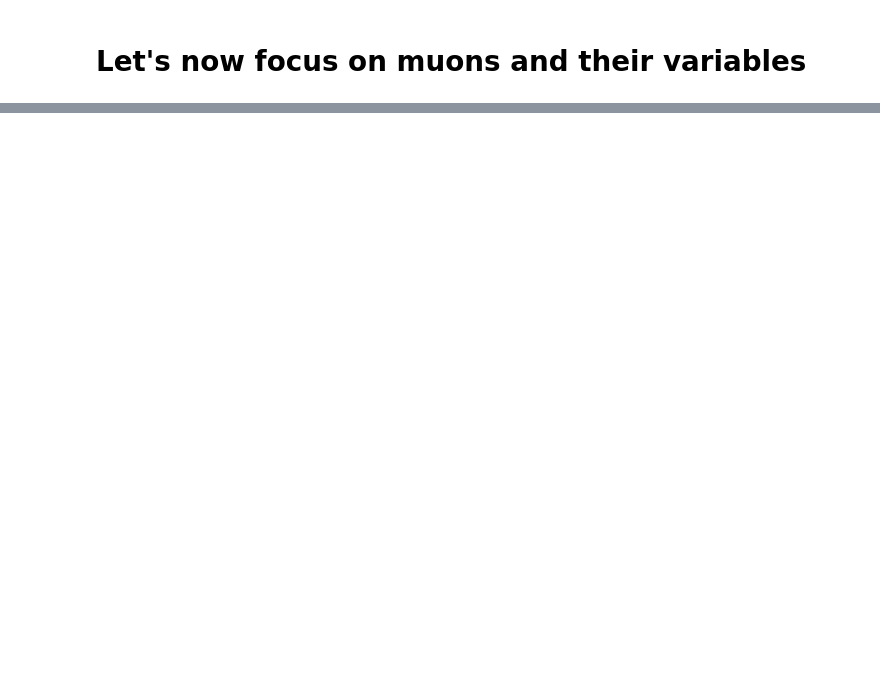
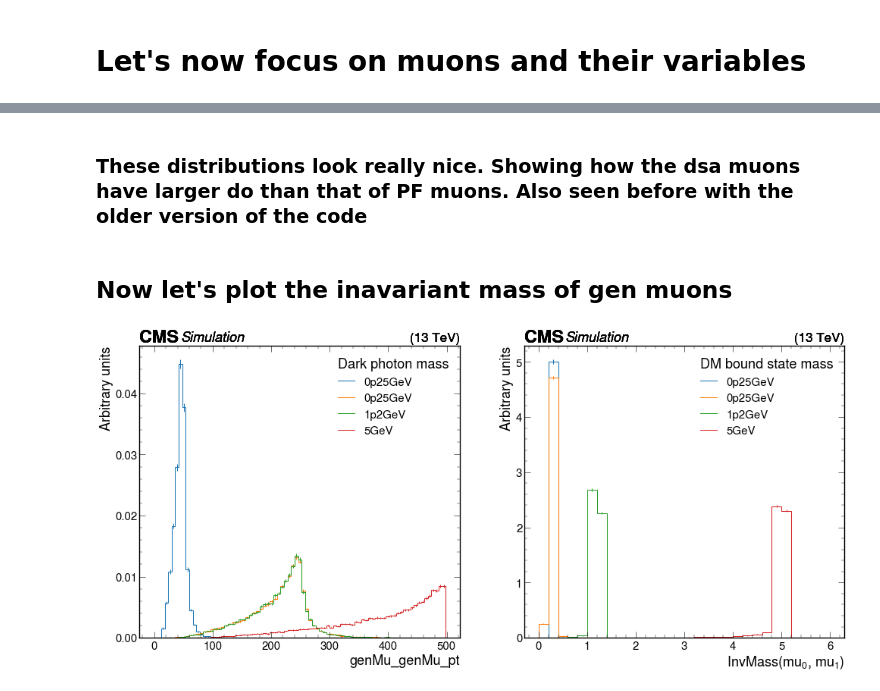
Before and after one commit to jsiado/SIDM, a Jupyter notebook: sidm/studies/Siado-Test.ipynb, the cells around one changed output, grey strips where cells are left out. Drawn from its saved outputs; the diff is of its cells as text; code cells hidden in the pictures; blank space fills up the shorter version.

```diff
--- a/sidm/studies/Siado-Test.ipynb
+++ b/sidm/studies/Siado-Test.ipynb
@@ -165,0 +195,25 @@ KeyError: 'muon_absD0'
+# %% [markdown]
+### These distributions look really nice. Showing how the dsa muons have larger do than that of PF muons. Also seen before with the older version of the code
+# %% [markdown]
+## Now let's plot the inavariant mass of gen muons
+# %%
+dpmasses = [s.split("_")[2] for s in samples]
+
+nplots = 2
+plt.subplots(1, nplots, figsize=(nplots*12, 10))
+
+plt.subplot(1, nplots, 1)
+for sample in samples:
+    utilities.plot(out[sample]["hists"]["genMu_genMu_pt"][channels[0], :500j], density=True, flow="none")
+    plt.legend(dpmasses, title="Dark photon mass", alignment="left")
+    #plt.ylim(0, 0.05)
+    plt.ylabel("Arbitrary units")
+
+plt.subplot(1, nplots, 2)
+for sample in samples:
+    utilities.plot(out[sample]["hists"]["genMu_genMu_invmass"][channels[0], :6j], density=True, flow="none")
+    plt.legend(dpmasses, title="DM bound state mass", alignment="left")
+    #plt.ylim(0, 6.8)
+    plt.ylabel("Arbitrary units")
+# %% [output]
+[figure, added]
```
Also changed, not shown: parts of 9 cells of this notebook.
